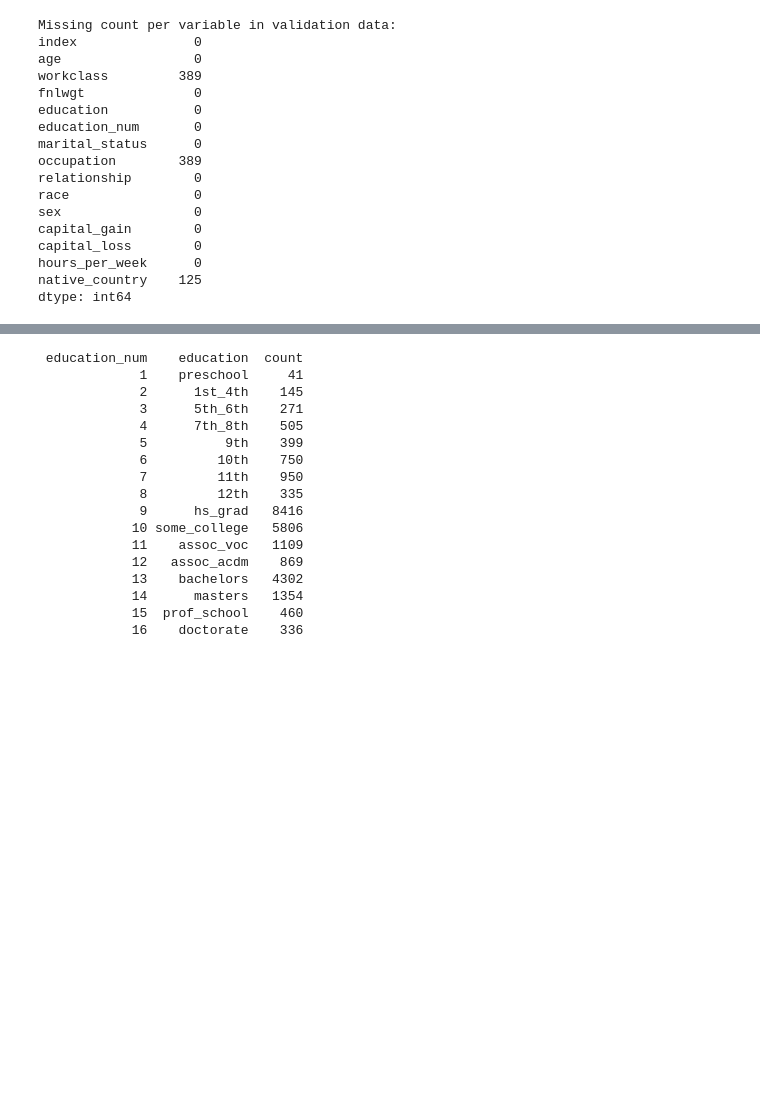
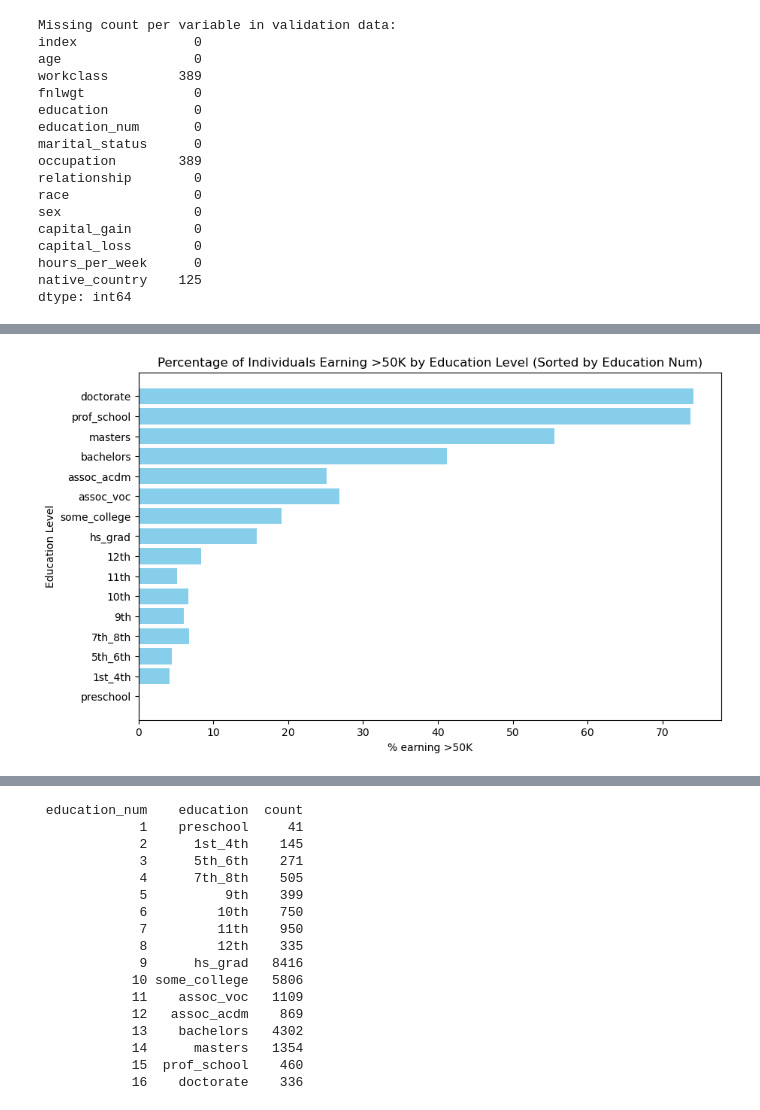
Before and after one commit to Wil-Don-Lon/ML_Project_1, a Jupyter notebook: ML_Project1.ipynb, the cells around one changed output, grey strips where cells are left out. Cells and saved outputs as stored; diff of their text form; code cells hidden in the pictures; blank space fills up the shorter version.

```diff
--- a/ML_Project1.ipynb
+++ b/ML_Project1.ipynb
@@ -135,0 +170,22 @@ dtype: int64
+# %%
+# calculate % earning >50K per education level
+edu_income = (
+    train_df.groupby(["education", "education_num"])["income"]
+            .mean()
+            .reset_index()
+            .sort_values("education_num")  # sort by numeric education level
+)
+
+# convert proportions to percentages
+edu_income["income"] = edu_income["income"] * 100
+
+# plot
+plt.figure(figsize=(10,6))
+plt.barh(edu_income["education"], edu_income["income"], color="skyblue")
+
+plt.xlabel("% earning >50K")
+plt.ylabel("Education Level")
+plt.title("Percentage of Individuals Earning >50K by Education Level (Sorted by Education Num)")
+plt.show()
+# %% [output]
+[figure, added]
```
Also changed, not shown: parts of 15 cells of this notebook.
